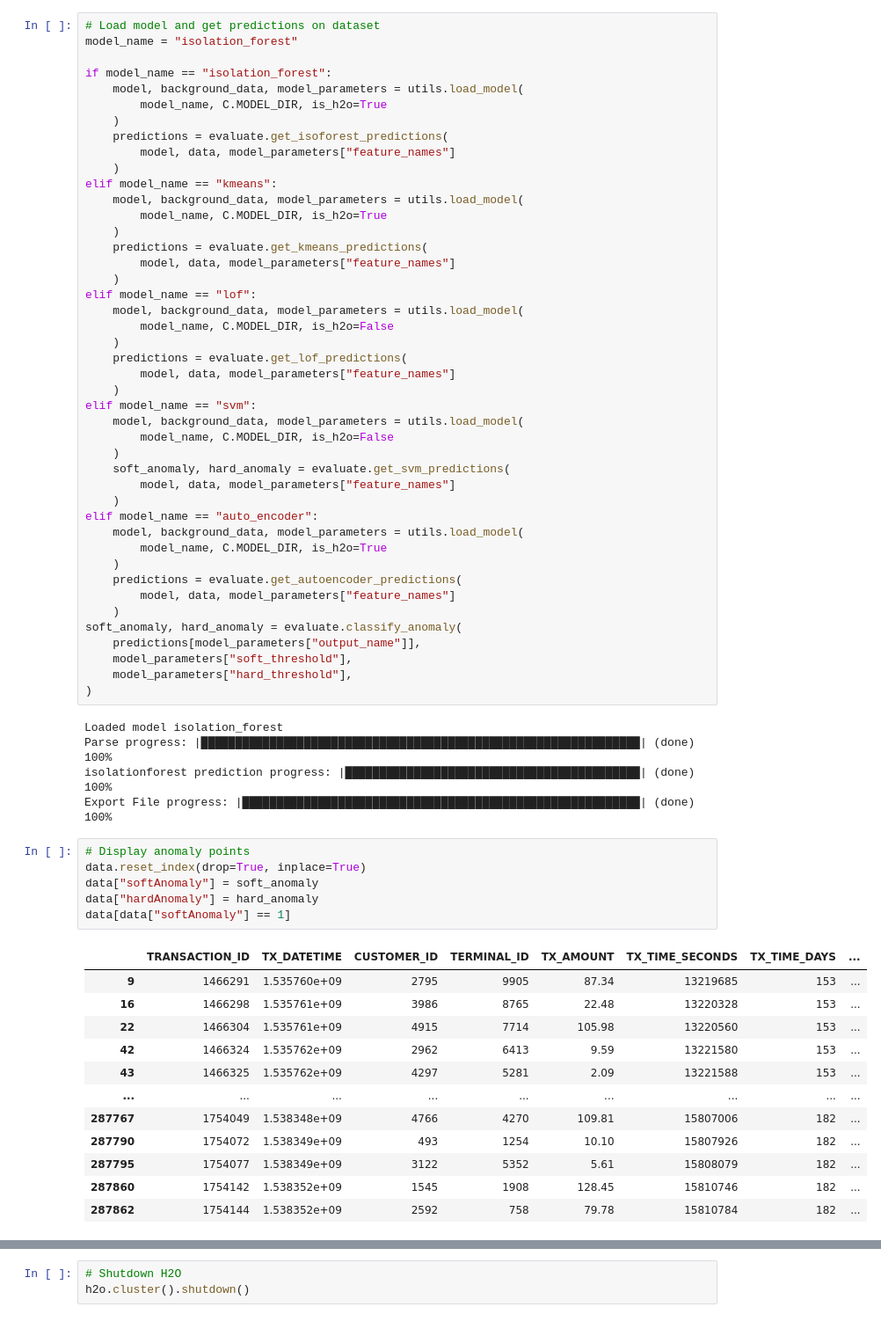
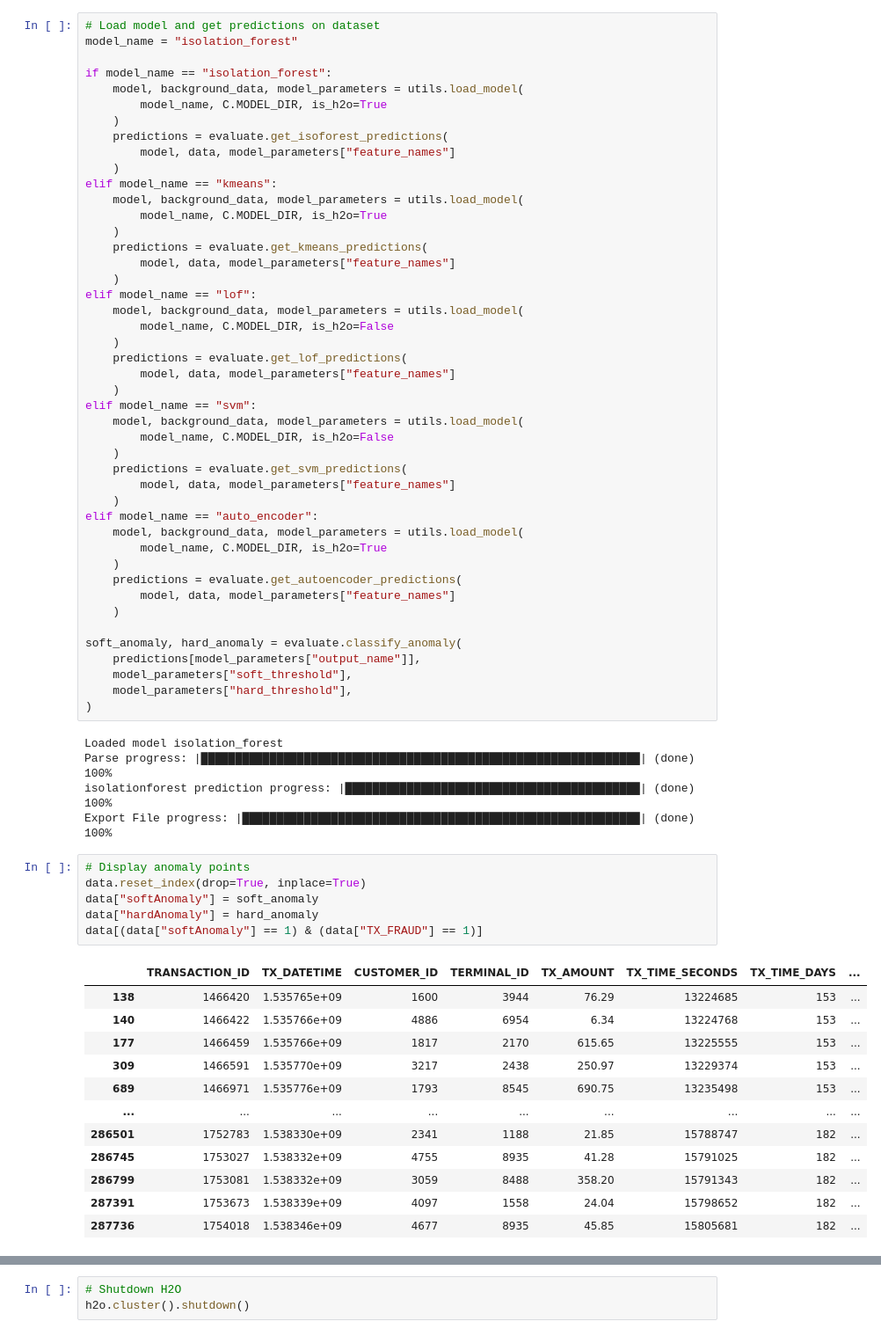
Before and after one commit to itsmariodias/anomaly-and-forecasting-project, a Jupyter notebook: inference.ipynb, the cells around one changed output, grey strips where cells are left out. Shown at 88% size. Saved outputs shown, nothing was run; the diff lists cells and outputs as text.

```diff
--- a/inference.ipynb
+++ b/inference.ipynb
@@ -48,7 +51,7 @@ elif model_name == "svm":
     model, background_data, model_parameters = utils.load_model(
         model_name, C.MODEL_DIR, is_h2o=False
     )
-    soft_anomaly, hard_anomaly = evaluate.get_svm_predictions(
+    predictions = evaluate.get_svm_predictions(
         model, data, model_parameters["feature_names"]
     )
 elif model_name == "auto_encoder":
@@ -58,6 +61,7 @@ elif model_name == "auto_encoder":
     predictions = evaluate.get_autoencoder_predictions(
         model, data, model_parameters["feature_names"]
     )
+
 soft_anomaly, hard_anomaly = evaluate.classify_anomaly(
     predictions[model_parameters["output_name"]],
     model_parameters["soft_threshold"],
@@ -71,19 +75,19 @@ Export File progress: |███████████████████
 # %%
 # Display anomaly points
 data.reset_index(drop=True, inplace=True)
 data["softAnomaly"] = soft_anomaly
 data["hardAnomaly"] = hard_anomaly
-data[data["softAnomaly"] == 1]
+data[(data["softAnomaly"] == 1) & (data["TX_FRAUD"] == 1)]
 # %% [output]
 |  | TRANSACTION_ID | TX_DATETIME | CUSTOMER_ID | TERMINAL_ID | TX_AMOUNT | TX_TIME_SECONDS | TX_TIME_DAYS | ... |
-| 9 | 1466291 | 1.535760e+09 | 2795 | 9905 | 87.34 | 13219685 | 153 | ... |
-| 16 | 1466298 | 1.535761e+09 | 3986 | 8765 | 22.48 | 13220328 | 153 | ... |
-| 22 | 1466304 | 1.535761e+09 | 4915 | 7714 | 105.98 | 13220560 | 153 | ... |
-| 42 | 1466324 | 1.535762e+09 | 2962 | 6413 | 9.59 | 13221580 | 153 | ... |
-| 43 | 1466325 | 1.535762e+09 | 4297 | 5281 | 2.09 | 13221588 | 153 | ... |
+| 138 | 1466420 | 1.535765e+09 | 1600 | 3944 | 76.29 | 13224685 | 153 | ... |
+| 140 | 1466422 | 1.535766e+09 | 4886 | 6954 | 6.34 | 13224768 | 153 | ... |
+| 177 | 1466459 | 1.535766e+09 | 1817 | 2170 | 615.65 | 13225555 | 153 | ... |
+| 309 | 1466591 | 1.535770e+09 | 3217 | 2438 | 250.97 | 13229374 | 153 | ... |
+| 689 | 1466971 | 1.535776e+09 | 1793 | 8545 | 690.75 | 13235498 | 153 | ... |
 | ... | ... | ... | ... | ... | ... | ... | ... | ... |
-| 287767 | 1754049 | 1.538348e+09 | 4766 | 4270 | 109.81 | 15807006 | 182 | ... |
-| 287790 | 1754072 | 1.538349e+09 | 493 | 1254 | 10.10 | 15807926 | 182 | ... |
-| 287795 | 1754077 | 1.538349e+09 | 3122 | 5352 | 5.61 | 15808079 | 182 | ... |
-| 287860 | 1754142 | 1.538352e+09 | 1545 | 1908 | 128.45 | 15810746 | 182 | ... |
-| 287862 | 1754144 | 1.538352e+09 | 2592 | 758 | 79.78 | 15810784 | 182 | ... |
+| 286501 | 1752783 | 1.538330e+09 | 2341 | 1188 | 21.85 | 15788747 | 182 | ... |
+| 286745 | 1753027 | 1.538332e+09 | 4755 | 8935 | 41.28 | 15791025 | 182 | ... |
+| 286799 | 1753081 | 1.538332e+09 | 3059 | 8488 | 358.20 | 15791343 | 182 | ... |
+| 287391 | 1753673 | 1.538339e+09 | 4097 | 1558 | 24.04 | 15798652 | 182 | ... |
+| 287736 | 1754018 | 1.538346e+09 | 4677 | 8935 | 45.85 | 15805681 | 182 | ... |
```
Also changed, not shown: parts of 4 cells of this notebook, 8 other files.
